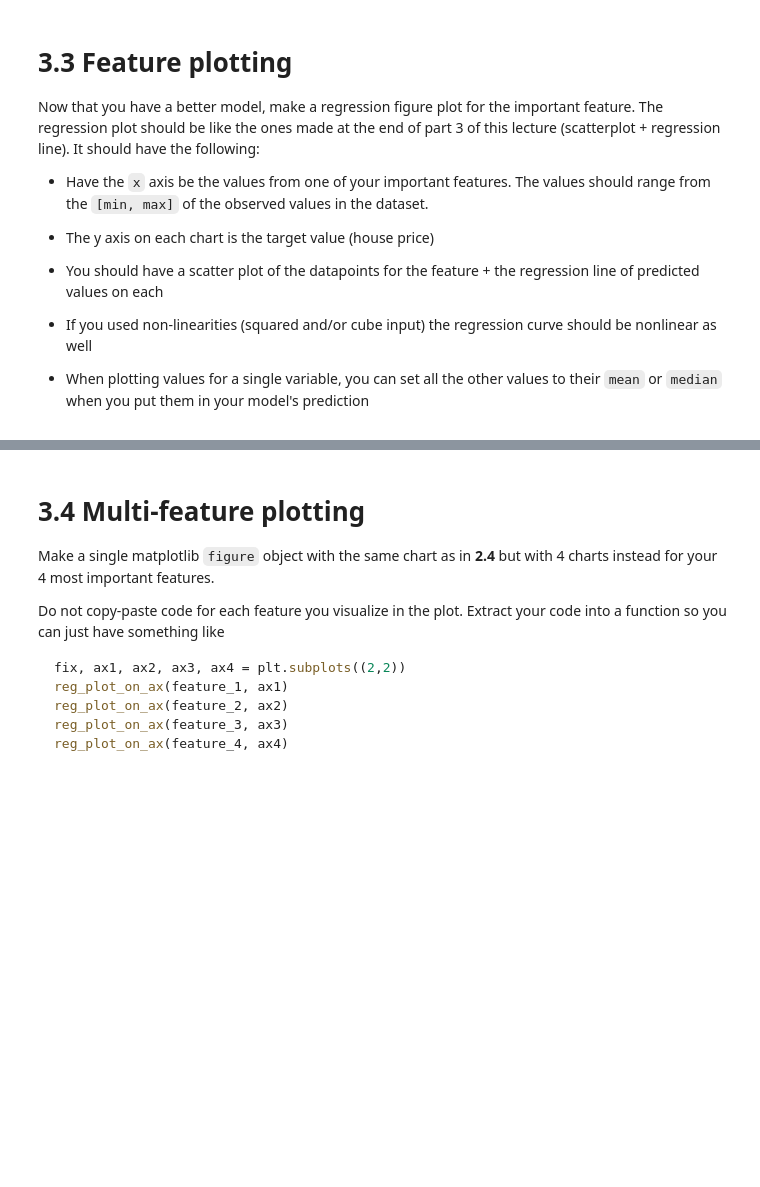
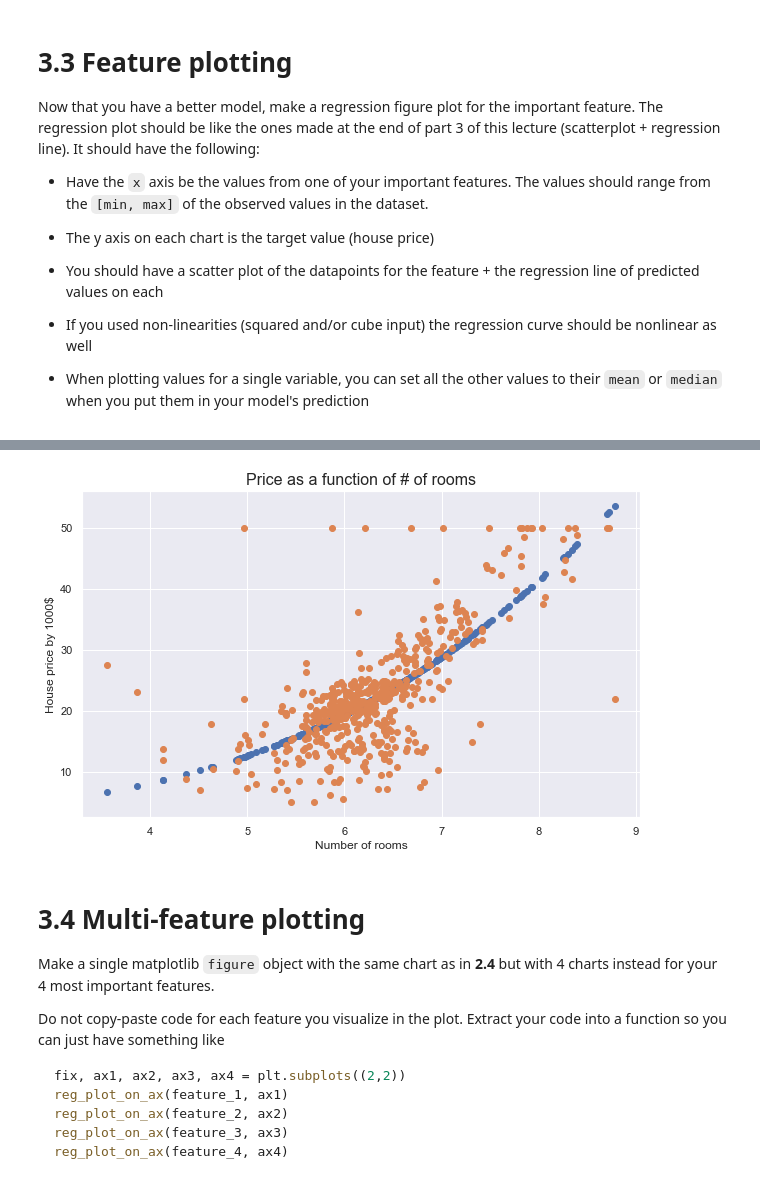
Before and after one commit to mmrossi/m3-1-regression, a Jupyter notebook: workshop.ipynb, the cells around one changed output, grey strips where cells are left out. Drawn from its saved outputs; the diff is of its cells as text; code cells hidden in the pictures; blank space fills up the shorter version.

```diff
--- a/workshop.ipynb
+++ b/workshop.ipynb
@@ -68,3 +226,15 @@ $$2x 	+ 	5y 	− 	z 	= 	27$$
 Using statsmodels and the `boston` dataset, make a regression model to predict house prices. Don't forget to add a constant (intercept) term. Note that statsmodels can take a `pd.DataFrame` as an input for `X`.
 
 Report the $R^2$ and coefficients on each feature
+# %%
+import pandas as pd
+import statsmodels.api as sm
+import matplotlib.pyplot as plt
+import numpy as np
+import seaborn as sns
+
+from sklearn.datasets import load_boston
+boston_dataset = load_boston()
+boston = pd.DataFrame(boston_dataset.data, columns=boston_dataset.feature_names)
+boston['MEDV'] = load_boston()['target']
+boston.head()
@@ -89,3 +540,29 @@ Now that you have a better model, make a regression figure plot for the importan
+# %%
+# for degree 2, and using plt.scatter instead of plt.plot for regression line.
+
+import matplotlib.pyplot as plt
+new_df_2['PRICE'] = y
+
+small_df3 = new_df_2['RM_cb'] # New df with only RM_cb
+
+small_df3 = sm.add_constant(small_df3) #add constant
+
+small_est = sm.OLS(y, small_df3).fit() # Model
+
+small_est.summary()
+
+y_hat = small_est.predict(small_df3) # Predictions
+
+# sns.set_theme(style="darkgrid",palette='Set2', font_scale=1.5)
+fig, ax = plt.subplots(figsize=(10,6))
+plt.scatter(new_df_3['RM'], y_hat) #Num of rooms and prediction of price
+plt.scatter(new_df_3['RM'], y) # Num of rooms and actual price
+plt.title('Price as a function of # of rooms', size= 16)
+plt.xlabel('Number of rooms')
+plt.ylabel('House price by 1000$')
+plt.show()
+# %% [output]
+[figure, added]
 # %% [markdown]
 # 3.4 Multi-feature plotting
 
```
Also changed, not shown: parts of 19 cells of this notebook.
